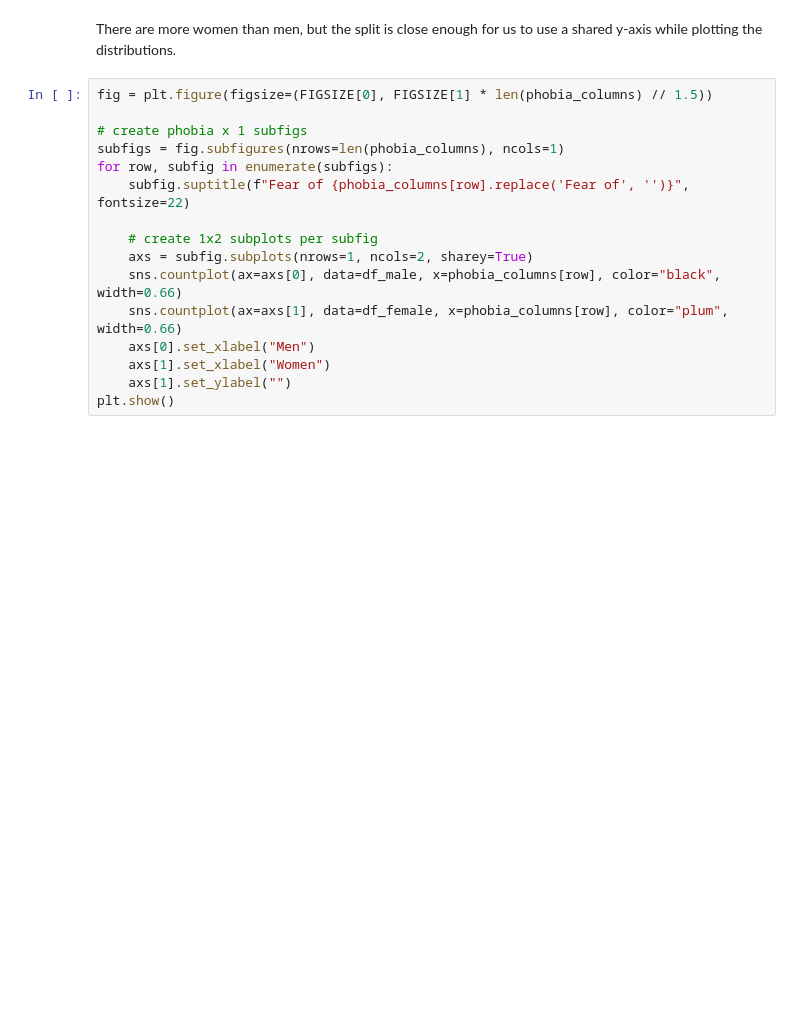
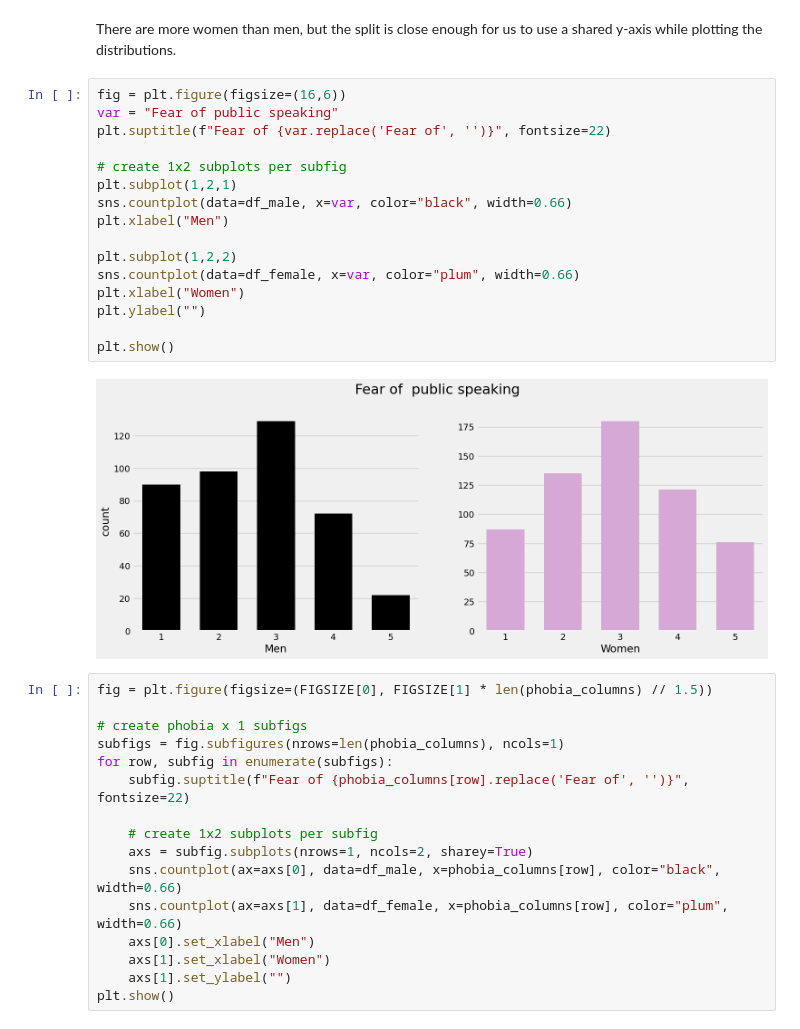
Before and after one commit to Armagaan/young-people-today, a Jupyter notebook: src/hypothesis_testing.ipynb, the cells around one changed output. Drawn from its saved outputs; the diff is of its cells as text; blank space fills up the shorter version.

```diff
--- a/src/hypothesis_testing.ipynb
+++ b/src/hypothesis_testing.ipynb
@@ -51,6 +51,24 @@ plt.show()
 [figure]
 # %% [markdown]
 There are more women than men, but the split is close enough for us to use a shared y-axis while plotting the distributions.
+# %%
+fig = plt.figure(figsize=(16,6))
+var = "Fear of public speaking"
+plt.suptitle(f"Fear of {var.replace('Fear of', '')}", fontsize=22)
+
+# create 1x2 subplots per subfig
+plt.subplot(1,2,1)
+sns.countplot(data=df_male, x=var, color="black", width=0.66)
+plt.xlabel("Men")
+
+plt.subplot(1,2,2)
+sns.countplot(data=df_female, x=var, color="plum", width=0.66)
+plt.xlabel("Women")
+plt.ylabel("")
+
+plt.show()
+# %% [output]
+[figure, added]
 # %%
 fig = plt.figure(figsize=(FIGSIZE[0], FIGSIZE[1] * len(phobia_columns) // 1.5))
 
```
Also changed, not shown: 5 other files.
